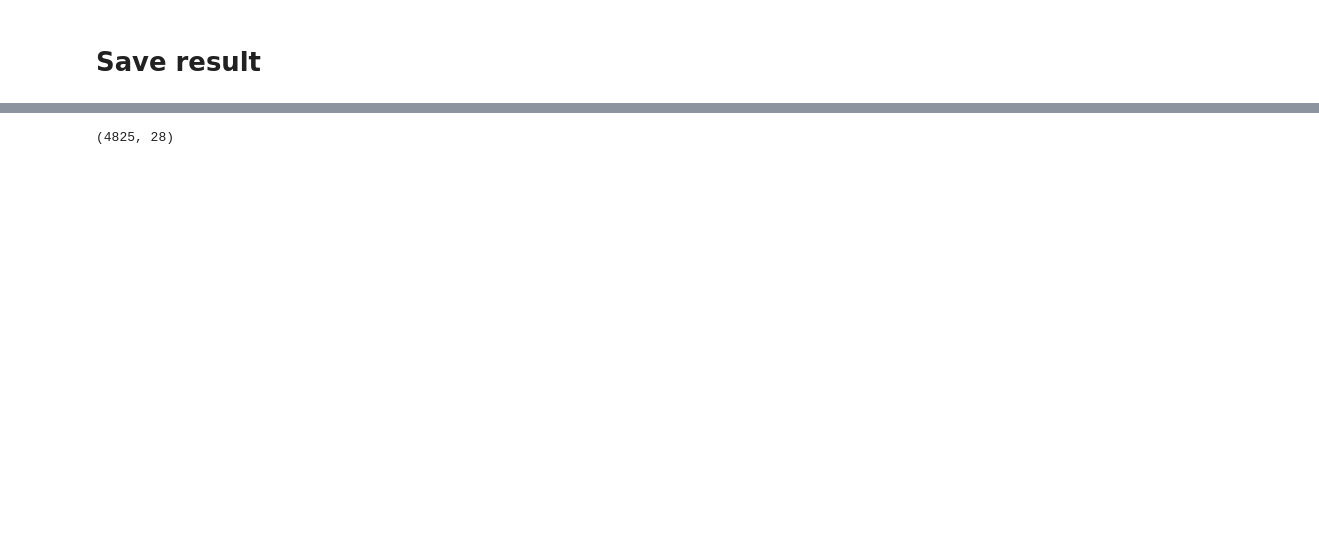
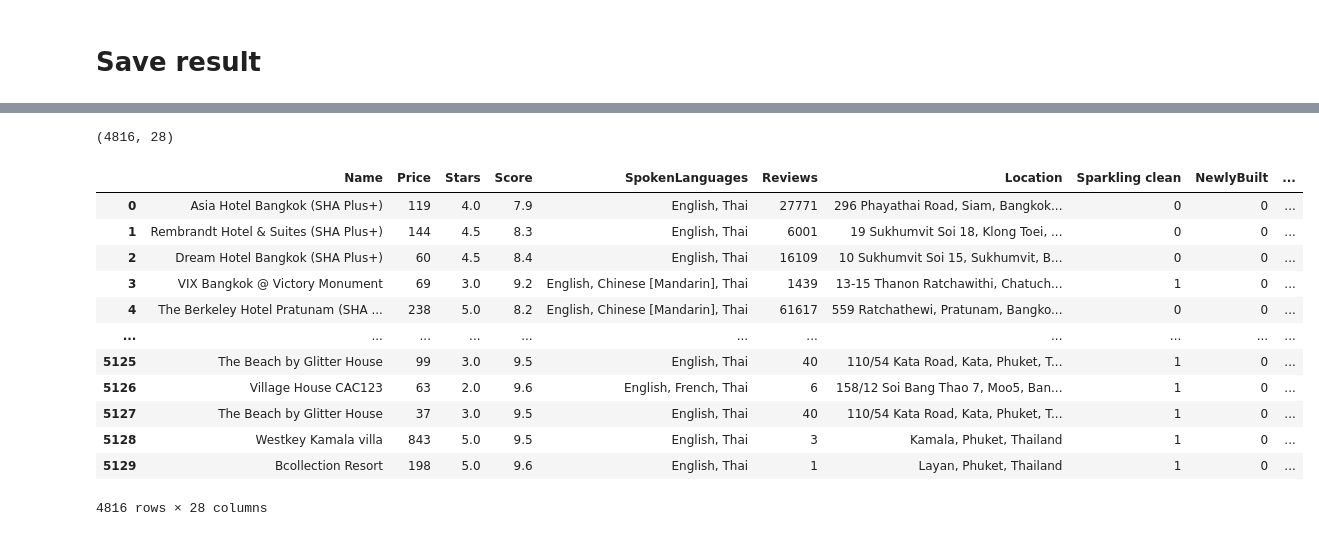
Before and after one commit to ShayShuve123/Data_Science_Agoda, a Jupyter notebook: DataCleaning.ipynb, the cells around one changed output, grey strips where cells are left out. Saved outputs shown, nothing was run; the diff lists cells and outputs as text; code cells hidden in the pictures; blank space fills up the shorter version.

```diff
--- a/DataCleaning.ipynb
+++ b/DataCleaning.ipynb
@@ -371,6 +389,22 @@ values2Remove = ['Free Wi-Fi in all rooms!, Internet','Refrigerator','Internet,
 df = df[~df.SpokenLanguages.isin(values2Remove)]
 # %%
-df.to_csv("Raw/Final_CSV.csv", index=False, encoding='utf-8')
+df.to_csv("Raw/Final.csv", index=False)
 df.shape
 # %% [output]
-(4825, 28)
+(4816, 28)
+# %%
+df
+# %% [output]
+|  | Name | Price | Stars | Score | SpokenLanguages | Reviews | Location | Sparkling clean | NewlyBuilt | ... |
+| 0 | Asia Hotel Bangkok (SHA Plus+) | 119 | 4.0 | 7.9 | English, Thai | 27771 | 296 Phayathai Road, Siam, Bangkok... | 0 | 0 | ... |
+| 1 | Rembrandt Hotel & Suites (SHA Plus+) | 144 | 4.5 | 8.3 | English, Thai | 6001 | 19 Sukhumvit Soi 18, Klong Toei, ... | 0 | 0 | ... |
+| 2 | Dream Hotel Bangkok (SHA Plus+) | 60 | 4.5 | 8.4 | English, Thai | 16109 | 10 Sukhumvit Soi 15, Sukhumvit, B... | 0 | 0 | ... |
+| 3 | VIX Bangkok @ Victory Monument | 69 | 3.0 | 9.2 | English, Chinese [Mandarin], Thai | 1439 | 13-15 Thanon Ratchawithi, Chatuch... | 1 | 0 | ... |
+| 4 | The Berkeley Hotel Pratunam (SHA ... | 238 | 5.0 | 8.2 | English, Chinese [Mandarin], Thai | 61617 | 559 Ratchathewi, Pratunam, Bangko... | 0 | 0 | ... |
+| ... | ... | ... | ... | ... | ... | ... | ... | ... | ... | ... |
+| 5125 | The Beach by Glitter House | 99 | 3.0 | 9.5 | English, Thai | 40 | 110/54 Kata Road, Kata, Phuket, T... | 1 | 0 | ... |
+| 5126 | Village House CAC123 | 63 | 2.0 | 9.6 | English, French, Thai | 6 | 158/12 Soi Bang Thao 7, Moo5, Ban... | 1 | 0 | ... |
+| 5127 | The Beach by Glitter House | 37 | 3.0 | 9.5 | English, Thai | 40 | 110/54 Kata Road, Kata, Phuket, T... | 1 | 0 | ... |
+| 5128 | Westkey Kamala villa | 843 | 5.0 | 9.5 | English, Thai | 3 | Kamala, Phuket, Thailand | 1 | 0 | ... |
+| 5129 | Bcollection Resort | 198 | 5.0 | 9.6 | English, Thai | 1 | Layan, Phuket, Thailand | 1 | 0 | ... |
+4816 rows × 28 columns
```
Also changed, not shown: parts of 9 cells of this notebook, 11 other files.
